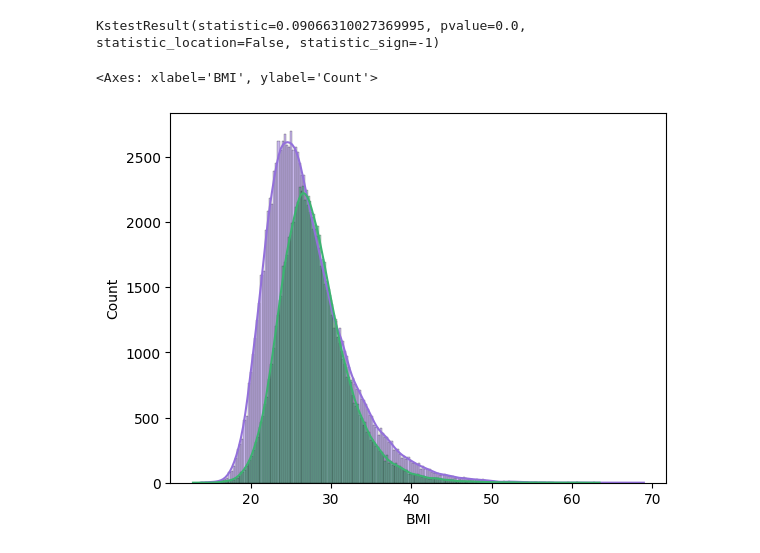
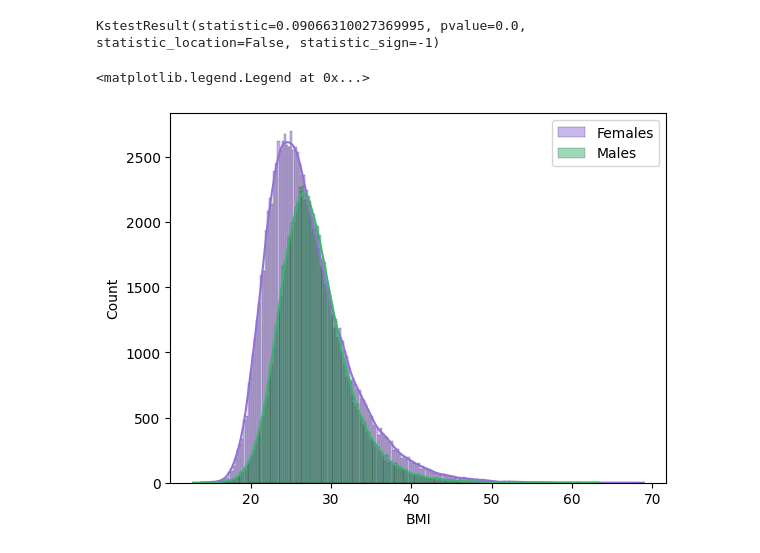
Before and after one commit to araldi/Python_for_biomedical_data_analysis, a Jupyter notebook: 08_Statistics_part2.ipynb, the cells around one changed output. Saved outputs shown, nothing was run; the diff lists cells and outputs as text; code cells hidden in the pictures.

```diff
--- a/08_Statistics_part2.ipynb
+++ b/08_Statistics_part2.ipynb
@@ -428,9 +428,10 @@ ks_2samp(ks_test['Gender'] == 0, ks_test['Gender'] == 1)
 # %% [output]
 KstestResult(statistic=0.09066310027369995, pvalue=0.0, statistic_location=False, statistic_sign=-1)
 # %%
-sns.histplot(ks_test[ks_test['Gender'] == 0]['BMI'], color='mediumpurple', kde=True)
-sns.histplot(ks_test[ks_test['Gender'] == 1]['BMI'], color='mediumseagreen', kde=True)
+sns.histplot(ks_test[ks_test['Gender'] == 0]['BMI'], color='mediumpurple', kde=True, label ='Females')
+sns.histplot(ks_test[ks_test['Gender'] == 1]['BMI'], color='mediumseagreen', kde=True, label ='Males')
+plt.legend()
 # plt.xlim(0,100)
 # %% [output]
-<Axes: xlabel='BMI', ylabel='Count'>
+<matplotlib.legend.Legend at 0x...>
-[figure, old version]
+[figure, new version]
```
